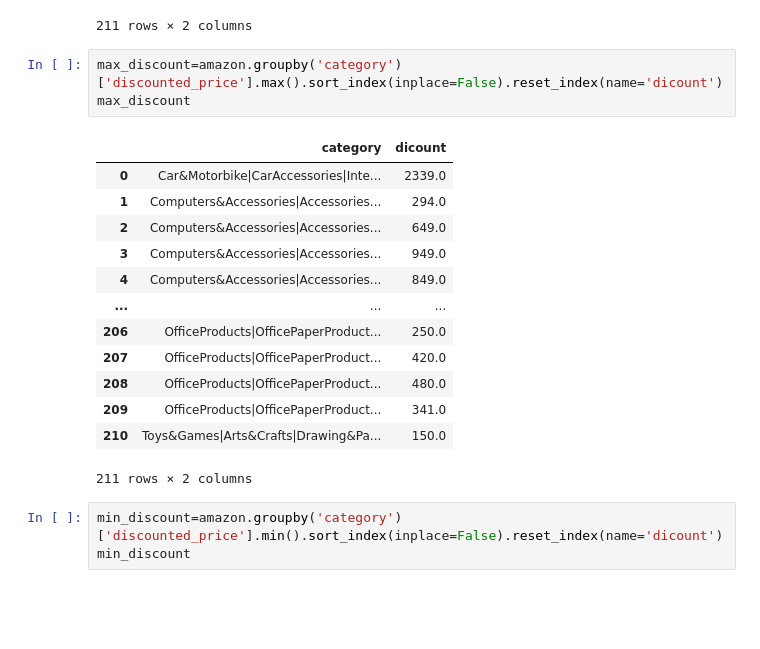
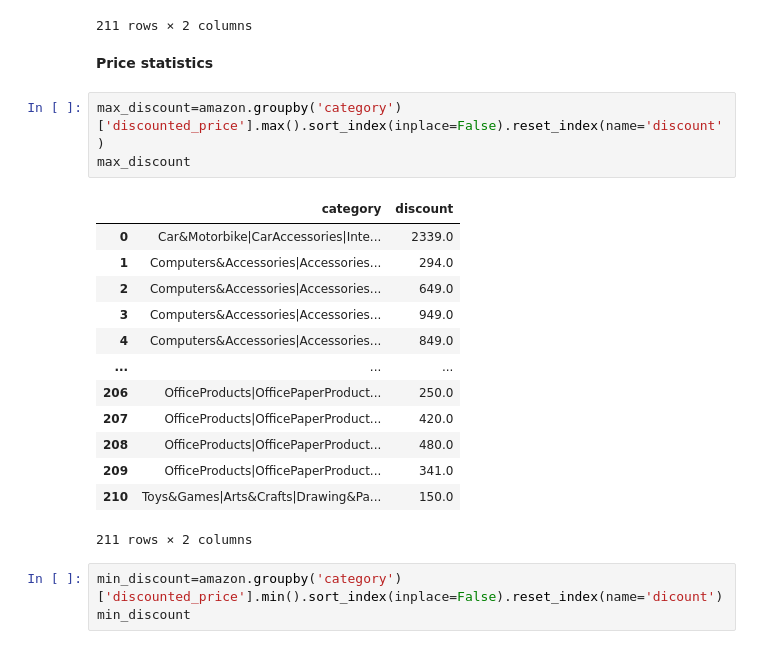
Before and after one commit to rodyragab35205-maker/Amazon-EDA-Project, a Jupyter notebook: notebooks/amazon_eda.ipynb, the cells around one changed output. Saved outputs shown, nothing was run; the diff lists cells and outputs as text; blank space fills up the shorter version.

Commit message:
Amazon

```diff
--- a/notebooks/amazon_eda.ipynb
+++ b/notebooks/amazon_eda.ipynb
@@ -226,11 +276,13 @@ category_counts
 | 209 | Electronics|WearableTechnology|Sm... | 76 |
 | 210 | Computers&Accessories|Accessories... | 231 |
 211 rows × 2 columns
+# %% [markdown]
+**Price statistics**
 # %%
-max_discount=amazon.groupby('category')['discounted_price'].max().sort_index(inplace=False).reset_index(name='dicount')
+max_discount=amazon.groupby('category')['discounted_price'].max().sort_index(inplace=False).reset_index(name='discount')
 max_discount
 # %% [output]
-|  | category | dicount |
+|  | category | discount |
 | 0 | Car&Motorbike|CarAccessories|Inte... | 2339.0 |
 | 1 | Computers&Accessories|Accessories... | 294.0 |
 | 2 | Computers&Accessories|Accessories... | 649.0 |
```
Also changed, not shown: parts of 49 cells of this notebook, 1 other file.
